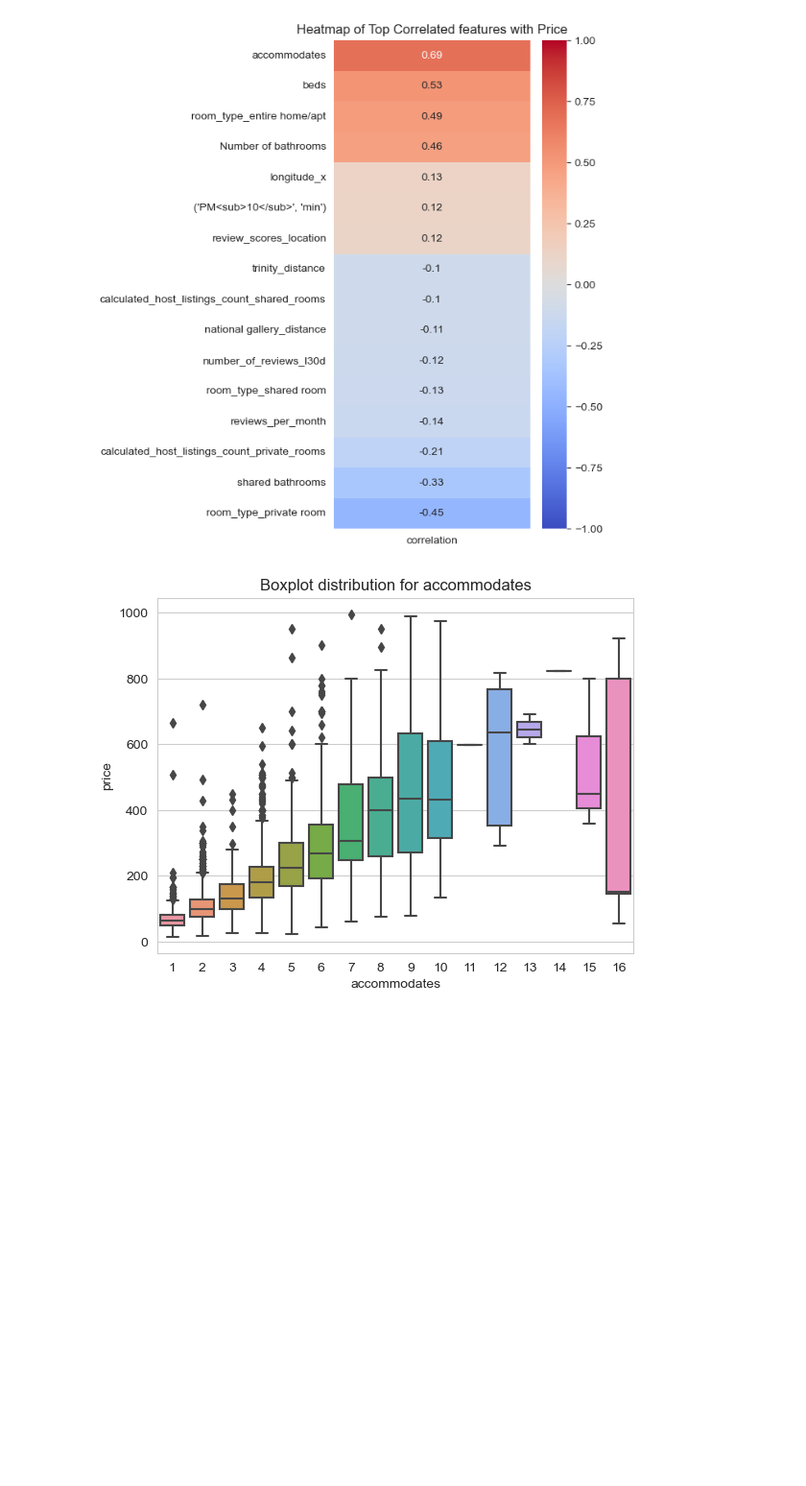
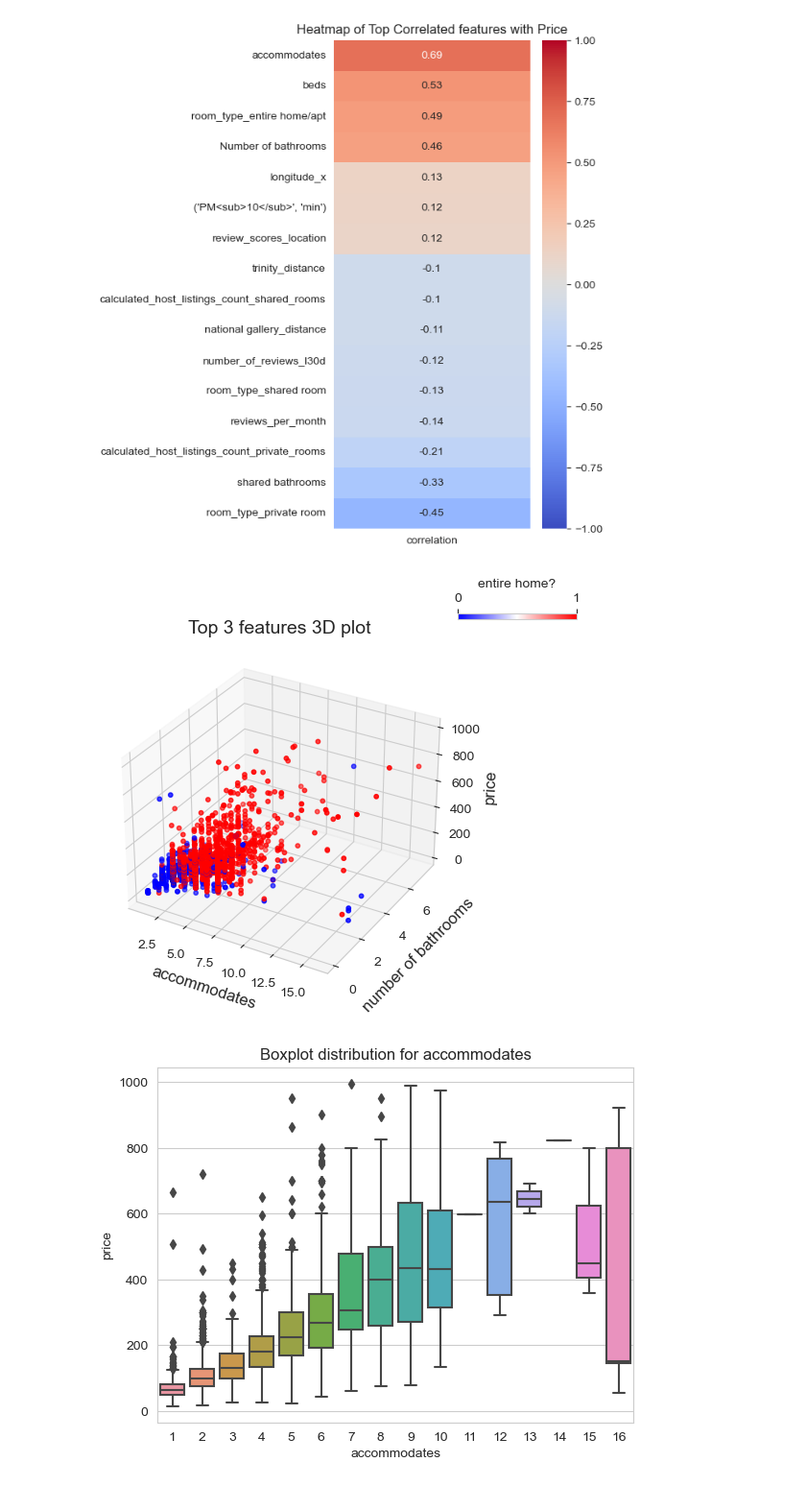
Before and after one commit to alexCCTcollege/Capstone, a Jupyter notebook: Transform.ipynb, the cells around one changed output. Shown at 96% size. Saved outputs shown, nothing was run; the diff lists cells and outputs as text; code cells hidden in the pictures; blank space fills up the shorter version.

```diff
--- a/Transform.ipynb
+++ b/Transform.ipynb
@@ -690,4 +680,27 @@ plt.title('Heatmap of Top Correlated features with Price')
 plt.show()
 # %% [output]
 [figure]
+# %%
+# 3D scatter plot
+fig = plt.figure(figsize=(8, 6))
+ax = fig.add_subplot(111, projection='3d')
+
+#use the 4 most correlated features
+a = listings[listings['price']<1000]
+sc = ax.scatter(a['accommodates'], a['Number of bathrooms'], a['price'], c=a['room_type_entire home/apt'],cmap='bwr', marker='o',s=10)
+
+# labels
+ax.set_xlabel('accommodates',size=12)
+ax.set_ylabel('number of bathrooms',size=12)
+ax.set_zlabel('price',size=12)
+
+
+# Add a colorbar to show the mapping of 'W' values
+cbar = plt.colorbar(sc, shrink=0.2,location='top', anchor=(1.0, 1.0))  # Adjust the shrink parameter as needed
+cbar.set_ticks([0, 1])
+cbar.set_label('entire home?')
+ax.set_title('Top 3 features 3D plot',size=14)
+plt.show()
+# %% [output]
+[figure, added]
 # %%
```
Also changed, not shown: parts of 48 cells of this notebook, 1 other file.
